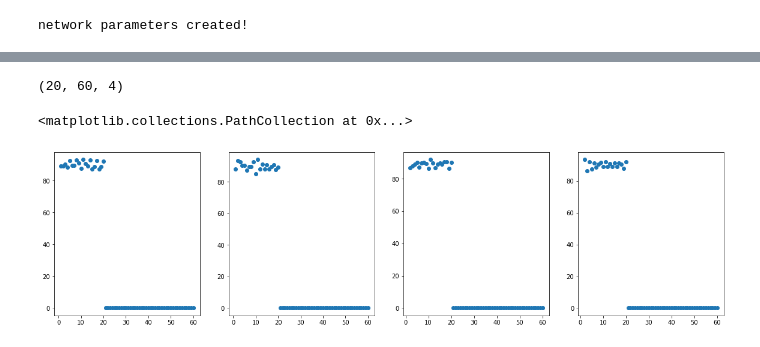
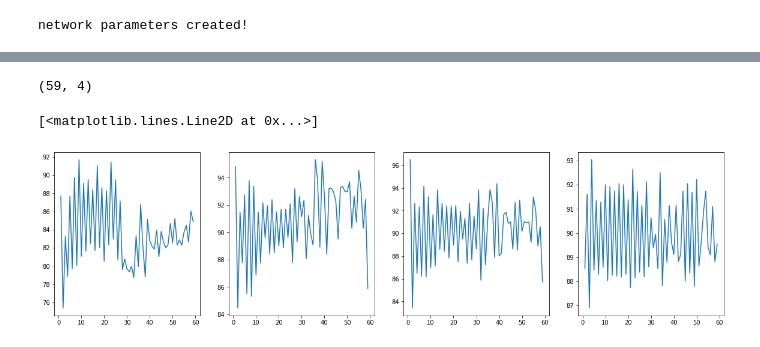
Before and after one commit to ARMINPAN/Advance-Neuroscience-FInal-Project, a Jupyter notebook: Main.ipynb, the cells around one changed output, grey strips where cells are left out. Cells and saved outputs as stored; diff of their text form; code cells hidden in the pictures.

```diff
--- a/Main.ipynb
+++ b/Main.ipynb
@@ -537,7 +511,7 @@ normalization done!
 # %%
 # n hot coding the labels
 category_num = 10
-output_neuron_num = 10
+output_neuron_num = 50
 n = int(output_neuron_num/category_num)
 
 # encoding the categroies
@@ -549,7 +523,6 @@ for i in range(category_num):
 y_train_nhot = n_hot_coder(y_train,n,categories_nhot,output_neuron_num)
 y_test_nhot = n_hot_coder(y_test,n,categories_nhot,output_neuron_num)
 
-
 print('n hot coding done!')
 print(y_train_nhot.shape, y_test_nhot.shape)
 # %% [output]
@@ -746,7 +710,7 @@ for i in range(batch_num):
 
     # binarize output
     n = 1
-    output_layer_binarized = binarize_output(output_layer,n)
+    output_layer_binarized = binarize_output(output_layer,n,categories_nhot)
 
     # loss val and accuracy
     loss_training[i] = loss_function(output_layer_binarized,y_test_nhot[i*batch_size:(i+1)*batch_size,:])
@@ -805,0 +740,12 @@ ax.grid(True)
+# %%
+# alignment terms calculation
+
+batch_size = 1000
+batch_num = 60
+layer_num = 4
+im_size = 15*15
+iterations_num = 1
+input_layer = x_tr_norm.reshape((batch_num,batch_size,im_size))
+a = alignment_term_cal(iterations_num,batch_num,layer_num,LR,B1,B2,B3,B4,delta5_inTime,delta4_inTime,delta3_inTime,\
+                      delta2_inTime,delta1_inTime,input_layer,hidden_layer1_inTime,hidden_layer2_inTime,\
+                      hidden_layer3_inTime,hidden_layer4_inTime)
@@ -806,21 +770,23 @@ ax.grid(True)
 # %%
-# # cal angles between alignment terms and backwart weights.T
-# angles_alignment_terms = np.zeros((a.shape[0:3]))
-# for i in range(angles_alignment_terms.shape[0]):
-#     for j in range(angles_alignment_terms.shape[0]):
-#         angles_alignment_terms[i,j,0] = angleCal(a[i,j,0,:,:],B1.T)
-#         angles_alignment_terms[i,j,1] = angleCal(a[i,j,1,:,:],B2.T)
-#         angles_alignment_terms[i,j,2] = angleCal(a[i,j,2,:,:],B3.T)
-#         angles_alignment_terms[i,j,3] = angleCal(a[i,j,3,:,:],B4.T)
+# cal angles between alignment terms and backwart weights.T
+angles_alignment_terms = np.zeros((len(a),4))
+
+T_k = a[-1]
+for i in range(T_k.shape[0]):
+    T_o = np.squeeze(T_k[i,:,:,:])
+    angles_alignment_terms[i,0] = angleCal(T_o[0,:,:],B1.T)
+    angles_alignment_terms[i,1] = angleCal(T_o[1,:,:],B2.T)
+    angles_alignment_terms[i,2] = angleCal(T_o[2,:,:],B3.T)
+    angles_alignment_terms[i,3] = angleCal(T_o[3,:,:],B4.T)
 # %%
 print(angles_alignment_terms.shape)
 fig, ax = plt.subplots(1,4,figsize=(20,5))
 
-ax[0].scatter(np.arange(1,61),angles_alignment_terms[19,:,0])
-ax[1].scatter(np.arange(1,61),angles_alignment_terms[15,:,1])
-ax[2].scatter(np.arange(1,61),angles_alignment_terms[0,:,2])
-ax[3].scatter(np.arange(1,61),angles_alignment_terms[0,:,3])
+ax[0].plot(np.arange(1,60),angles_alignment_terms[:,0])
+ax[1].plot(np.arange(1,60),angles_alignment_terms[:,1])
+ax[2].plot(np.arange(1,60),angles_alignment_terms[:,2])
+ax[3].plot(np.arange(1,60),angles_alignment_terms[:,3])
 # %% [output]
-(20, 60, 4)
+(59, 4)
-<matplotlib.collections.PathCollection at 0x...>
+[<matplotlib.lines.Line2D at 0x...>]
-[figure, old version]
+[figure, new version]
```
Also changed, not shown: parts of 18 cells of this notebook.
